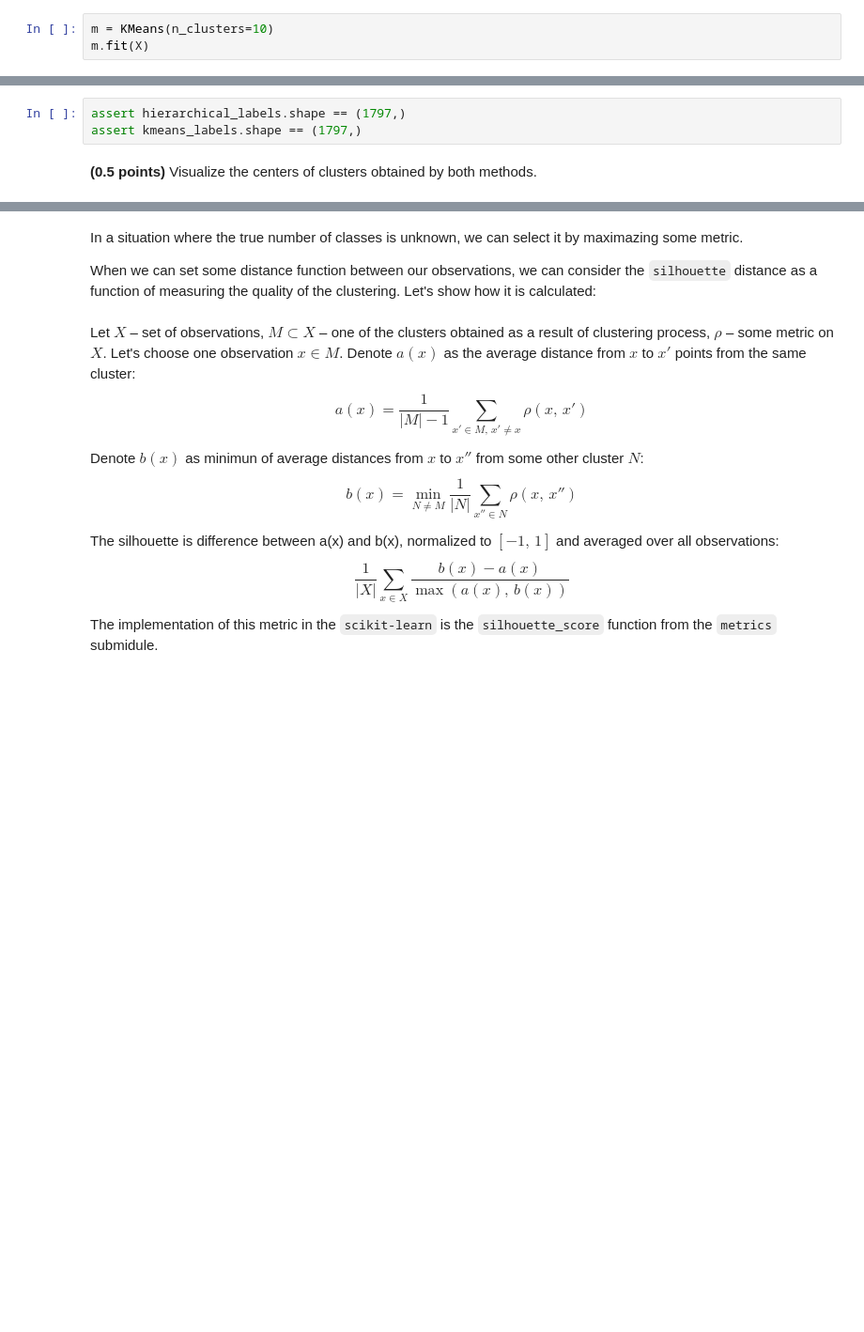
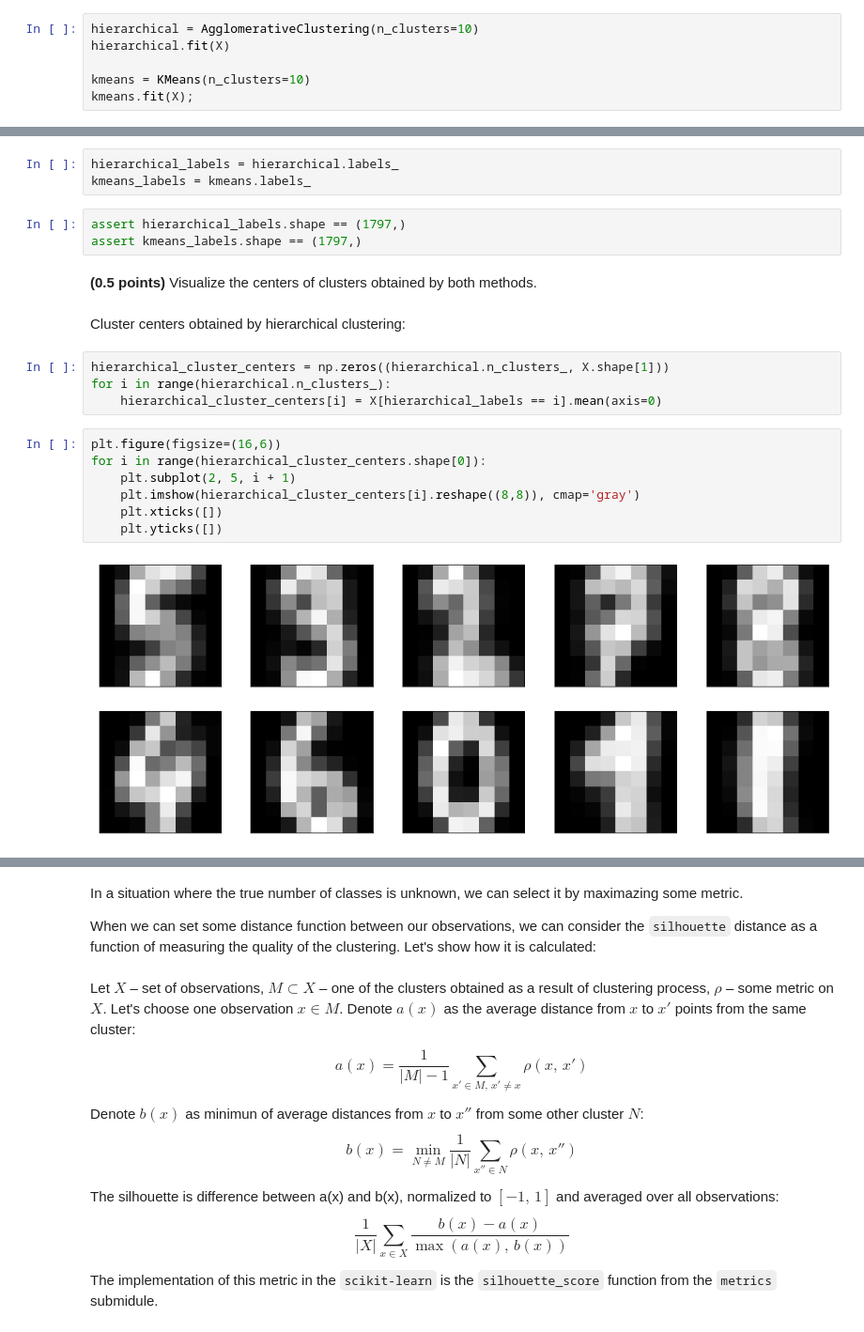
Before and after one commit to Bayramova/rs_school_assignments, a Jupyter notebook: clustering.ipynb, the cells around one changed output, grey strips where cells are left out. Shown at 94% size. Cells and saved outputs as stored; diff of their text form; blank space fills up the shorter version.

```diff
--- a/clustering.ipynb
+++ b/clustering.ipynb
@@ -271,5 +282,8 @@ Now we will use two popular algorithms: hierarchical clustering and $K$-means cl
 - Note that `AgglomerativeClustering` does not have a `predict` method, so you can either use the `fit_predict` method or use the `fit` method and then look at the `labels_` attribute of the class instance.
 - Kmeans performs multiple runs (default 10) with random centers and then returns the best partition in terms of average distance within the clusters. You can increase the number of runs to improve the quality of predictions in the `i_init` parameter.
 # %%
-m = KMeans(n_clusters=10)
-m.fit(X)
+hierarchical = AgglomerativeClustering(n_clusters=10)
+hierarchical.fit(X)
+
+kmeans = KMeans(n_clusters=10)
+kmeans.fit(X);
@@ -281,5 +290,23 @@ kmeans_labels = KMeans(n_clusters=10).fit(X).labels_
+# %%
+hierarchical_labels = hierarchical.labels_
+kmeans_labels = kmeans.labels_
 # %%
 assert hierarchical_labels.shape == (1797,)
 assert kmeans_labels.shape == (1797,)
 # %% [markdown]
 **(0.5 points)** Visualize the centers of clusters obtained by both methods.
+# %% [markdown]
+Cluster centers obtained by hierarchical clustering:
+# %%
+hierarchical_cluster_centers = np.zeros((hierarchical.n_clusters_, X.shape[1]))
+for i in range(hierarchical.n_clusters_):
+    hierarchical_cluster_centers[i] = X[hierarchical_labels == i].mean(axis=0)
+# %%
+plt.figure(figsize=(16,6))
+for i in range(hierarchical_cluster_centers.shape[0]):
+    plt.subplot(2, 5, i + 1)
+    plt.imshow(hierarchical_cluster_centers[i].reshape((8,8)), cmap='gray')
+    plt.xticks([])
+    plt.yticks([])
+# %% [output]
+[figure, added]
```
Also changed, not shown: parts of 14 cells of this notebook.
